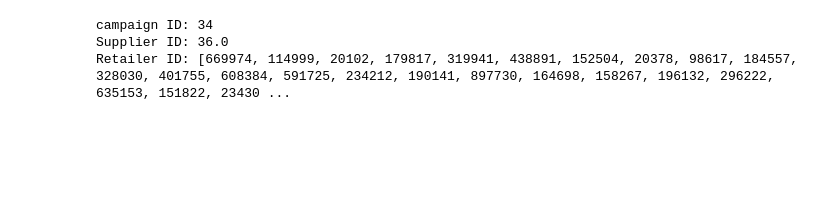
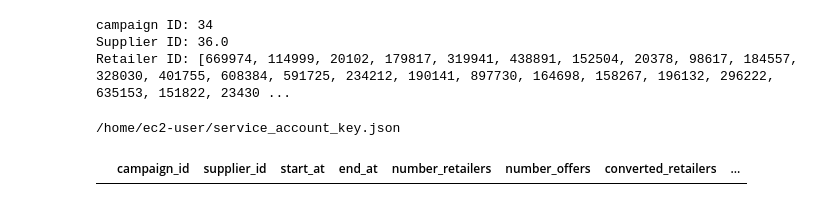
Before and after one commit to Maxab-Growth/Seif, a Jupyter notebook: Seif's_stuff/offer_itteration.ipynb, the cells around one changed output. Drawn from its saved outputs; the diff is of its cells as text; code cells hidden in the pictures; blank space fills up the shorter version.

```diff
--- a/Seif's_stuff/offer_itteration.ipynb
+++ b/Seif's_stuff/offer_itteration.ipynb
@@ -162,7 +162,7 @@ select s.*,
 from (
 select
 		SPLIT_PART(description, '_', 2)      AS campaign_id,
-    	REGEXP_SUBSTR(description, '\\d+', 1, 2)  AS supplier_id,
+    	TRY_CAST(REGEXP_SUBSTR(description, '\\d+', 1, 2) AS INT) AS supplier_id,
 		offer.id as offer_id,
 		offer.active_from as start_at,
 		offer.active_to as end_at,
@@ -176,9 +176,10 @@ select
 		when description like '%ch_o%' then 'Churned Old' end as retailer_tag
 from offers.offer,
     lateral flatten(strtok_to_array(replace(replace(WHITE_LIST_RETAILER_IDS,'{', ''),'}',''),',')) retailer
-where start_at::date between current_date - 90 and current_date"""
+where start_at::date between current_date - 90 and current_date
+and TRY_CAST(REGEXP_SUBSTR(description, '\\d+', 1, 2) AS INT) IS NOT NULL"""
 query2 = f"""
-and campaign_id = {campaign_id_value}
+and campaign_id = 34
 and is_cancelled = false) s
 left join offers.rule r on r.parent_rule_id = s.rule_id and r.dtype = 'TicketSizeRule' )s
 left join offer_redeemers ofr on ofr.retailer_id = s.retailer_id and s.offer_id = ofr.maxab_offer_id
@@ -210,30 +211,37 @@ select  campaign_id,
 		redeemed_orders,
 		redeemed_value,
 		discount_value,
 		min_gmv,
 		CONVERT_TIMEZONE('UTC', 'Africa/Cairo',start_at) - interval '1 month' as start_lm,
 		CONVERT_TIMEZONE('UTC', 'Africa/Cairo', end_at) - interval '1 month' as end_lm,
 		sum(case when p.id is not null and so.created_at between start_at and end_at then coalesce(pso.total_price, 0) else 0 end) as product_nmv_post,
 		sum(case when p.id is not null and so.created_at between start_lm and end_lm then coalesce(pso.total_price, 0) else 0 end) as product_nmv_lm,
 		s.type_id as brand_id
 from (
 select  offer.*,
 		type_id,
 		min_gmv,
 		CONVERT_TIMEZONE('UTC', 'Africa/Cairo',start_at) - interval '1 month' as start_lm,
 		CONVERT_TIMEZONE('UTC', 'Africa/Cairo', end_at) - interval '1 month' as end_lm
 from offer
 left join (
 select distinct rule.parent_rule_id, coalesce(allb.type_id,oneb.type_id) as type_id,ticket_size_minimum_value as off_ts, oneb.minimum_gmv as min_gmv
 from offers.rule
 left join offers.one_of_brands_rule_item as oneb on oneb.one_of_brands_rule_id = rule.id and dtype = 'OneOfBrandsRule'
 left join offers.all_of_brands_rule_item as allb on allb.all_of_brands_rule_id = rule.id and dtype = 'AllOfBrandsRule') s on s.parent_rule_id = offer.rule_id
 where type_id is not null
 order by retailer_id ) s
 left join sales_orders so on so.retailer_id = s.retailer_id and (CONVERT_TIMEZONE('UTC', 'Africa/Cairo',so.created_at) between CONVERT_TIMEZONE('UTC', 'Africa/Cairo',start_at) and CONVERT_TIMEZONE('UTC', 'Africa/Cairo',end_at) or CONVERT_TIMEZONE('UTC', 'Africa/Cairo',so.created_at)  between start_lm and end_lm)
 left join product_sales_order pso on pso.sales_order_id = so.id and purchased_item_count > 0
 left join products p on p.id = pso.product_id and p.brand_id = s.type_id
 group by all
 order by discount_value )
 
 group by all """
+performance = snowflake_query("egypt", f"""
+{query1}{query2}
+""")
+performance
+# %% [output]
+/home/ec2-user/service_account_key.json
+|  | campaign_id | supplier_id | start_at | end_at | number_retailers | number_offers | converted_retailers | ... |
```
Also changed, not shown: parts of 2 cells of this notebook.
